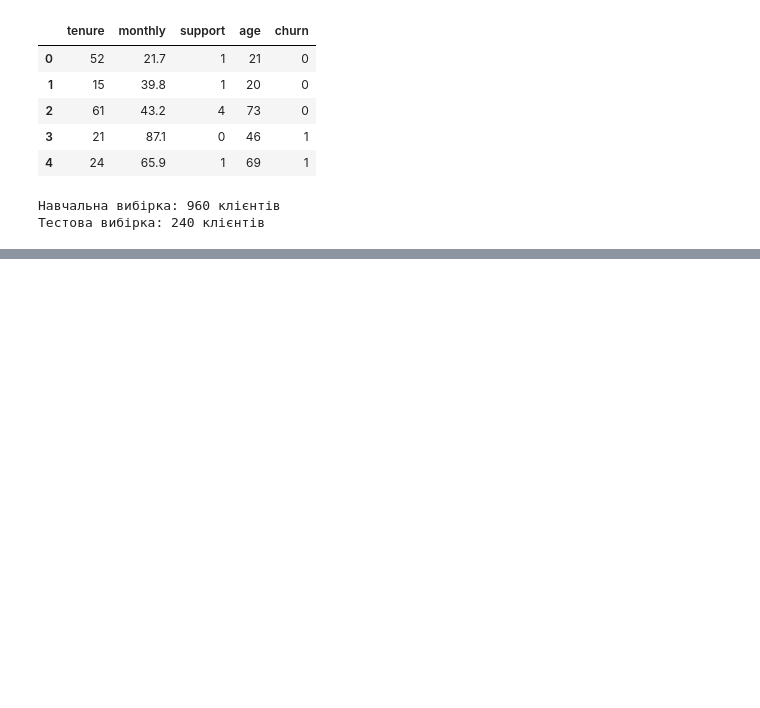
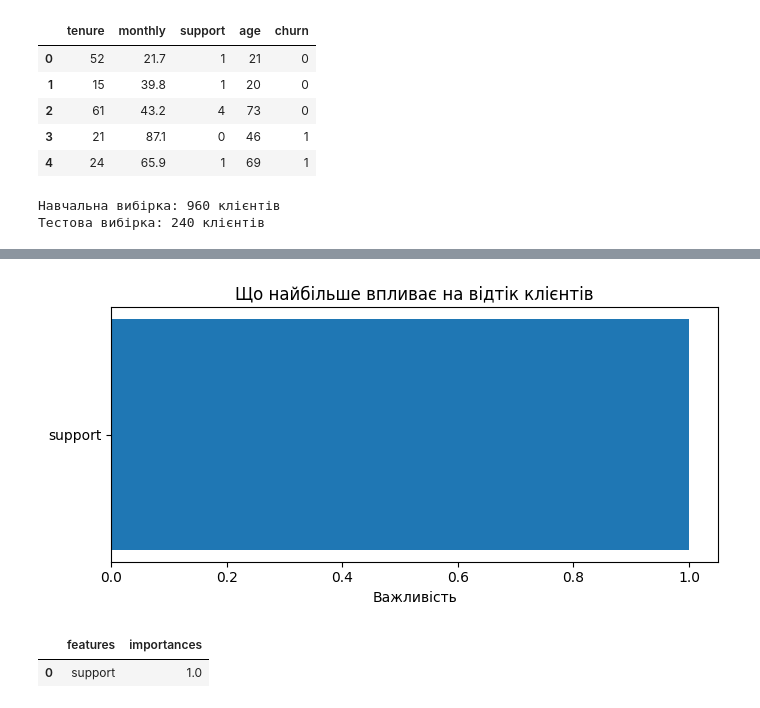
Before and after one commit to KsiuTretyakova/DTA-2026, a Jupyter notebook: ML/Classification_DecisionTreeClassifier_DTA.ipynb, the cells around one changed output, grey strips where cells are left out. Saved outputs shown, nothing was run; the diff lists cells and outputs as text; code cells hidden in the pictures; blank space fills up the shorter version.

```diff
--- a/ML/Classification_DecisionTreeClassifier_DTA.ipynb
+++ b/ML/Classification_DecisionTreeClassifier_DTA.ipynb
@@ -128,0 +151,19 @@ weighted avg       0.61      0.59      0.60       240
+# %%
+importances = pd.DataFrame({
+    "features": X.columns,
+    "importances": model_forest.feature_importances_.round(3)
+}).sort_values("importances", ascending=True)
+
+plt.figure(figsize=(7, 3.5))
+plt.barh(importances["features"], importances["importances"])
+
+plt.xlabel("Важливість")
+plt.title("Що найбільше впливає на відтік клієнтів")
+plt.tight_layout()
+plt.show()
+
+importances
+# %% [output]
+[figure, added]
+|  | features | importances |
+| 0 | support | 1.0 |
```
Also changed, not shown: parts of 8 cells of this notebook.
